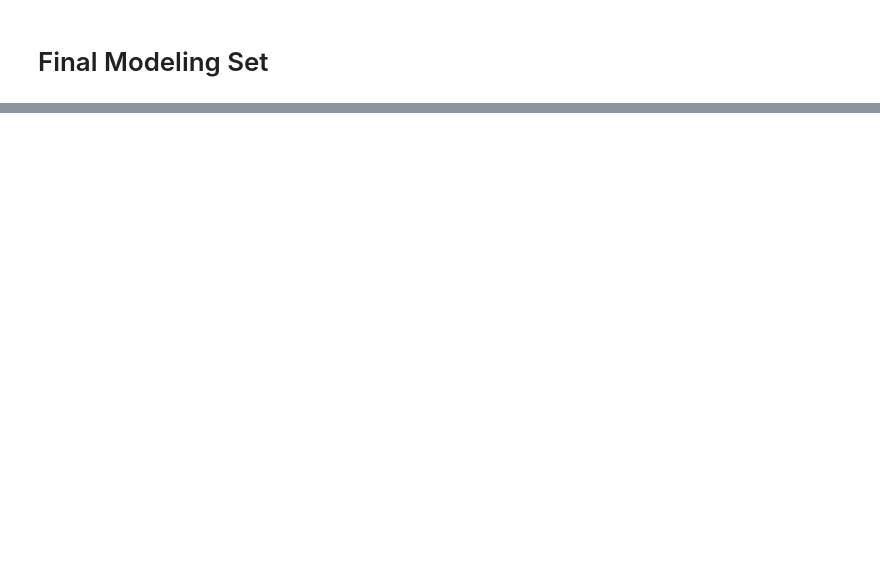
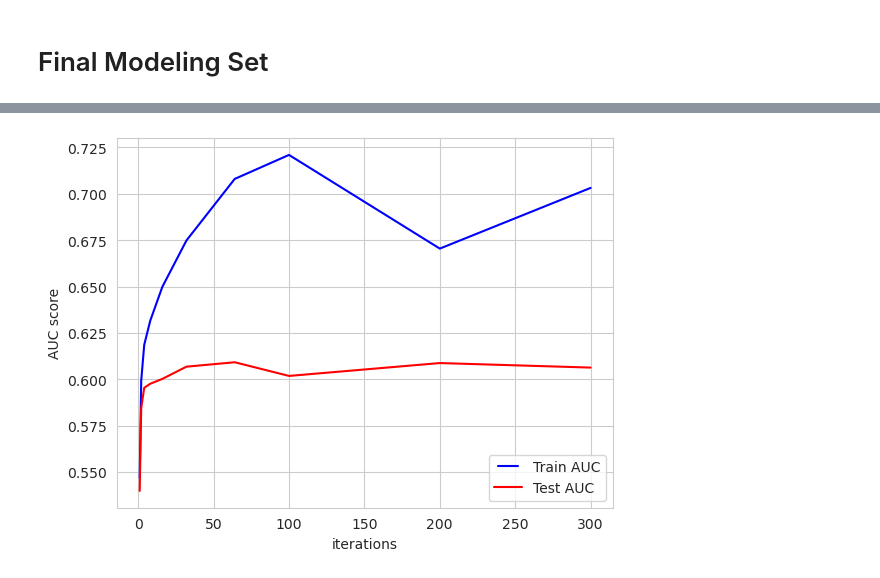
Before and after one commit to Jas-Dinh/resist.ai, a Jupyter notebook: katt_mimic_modeling.ipynb, the cells around one changed output, grey strips where cells are left out. Drawn from its saved outputs; the diff is of its cells as text; code cells hidden in the pictures; blank space fills up the shorter version.

```diff
--- a/katt_mimic_modeling.ipynb
+++ b/katt_mimic_modeling.ipynb
@@ -148,0 +333,26 @@ df.head()
+# %%
+# iterations
+max_iter = [1, 2, 4, 8, 16, 32, 64, 100, 200, 300]
+train_results = []
+test_results = []
+for num_iter in max_iter:
+   model = HistGradientBoostingClassifier(max_iter=num_iter)
+   model.fit(X_train, y_train)
+   train_pred = model.predict(X_train)
+   false_positive_rate, true_positive_rate, thresholds = roc_curve(y_train, train_pred)
+   roc_auc = auc(false_positive_rate, true_positive_rate)
+   train_results.append(roc_auc)
+   y_pred = model.predict(X_test)
+   false_positive_rate, true_positive_rate, thresholds = roc_curve(y_test, y_pred)
+   roc_auc = auc(false_positive_rate, true_positive_rate)
+   test_results.append(roc_auc)
+
+# plot evaluation
+line1, = plt.plot(max_iter, train_results, 'b', label="Train AUC")
+line2, = plt.plot(max_iter, test_results, 'r', label="Test AUC")
+plt.legend(handler_map={line1: HandlerLine2D(numpoints=2)})
+plt.ylabel('AUC score')
+plt.xlabel('iterations')
+plt.show()
+# %% [output]
+[figure, added]
```
Also changed, not shown: parts of 29 cells of this notebook.
